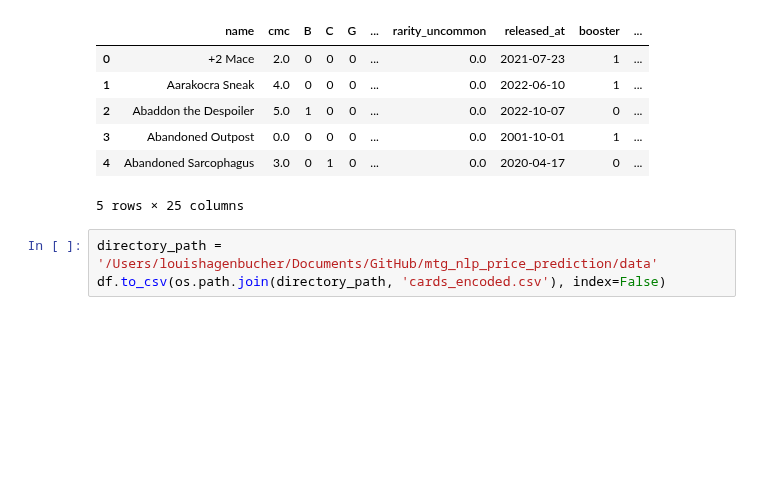
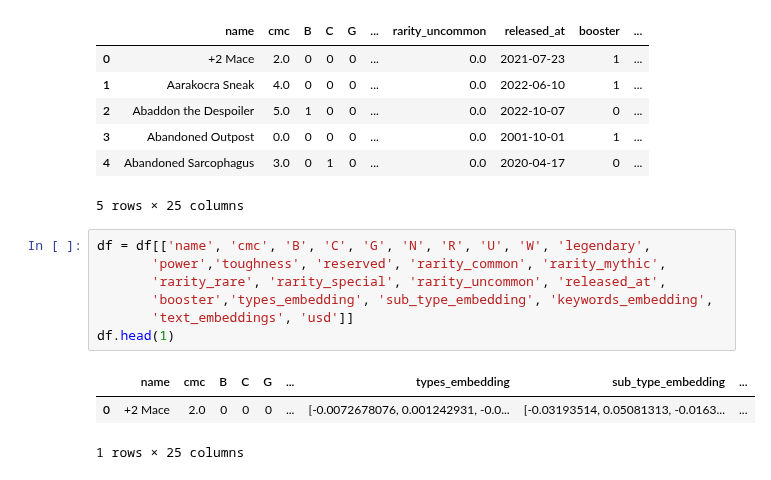
Before and after one commit to LouisHH0203/mtg_nlp_price_prediction, a Jupyter notebook: encode&w2vmodel/test_encoding.ipynb, the cells around one changed output. Cells and saved outputs as stored; diff of their text form; blank space fills up the shorter version.

```diff
--- a/encode&w2vmodel/test_encoding.ipynb
+++ b/encode&w2vmodel/test_encoding.ipynb
@@ -1047,6 +1067,14 @@ df.head()
 | 3 | Abandoned Outpost | 0.0 | 0 | 0 | 0 | ... | 0.0 | 2001-10-01 | 1 | ... |
 | 4 | Abandoned Sarcophagus | 3.0 | 0 | 1 | 0 | ... | 0.0 | 2020-04-17 | 0 | ... |
 5 rows × 25 columns
-# %%
-directory_path = '/Users/louishagenbucher/Documents/GitHub/mtg_nlp_price_prediction/data'
-df.to_csv(os.path.join(directory_path, 'cards_encoded.csv'), index=False)
+# %%
+df = df[['name', 'cmc', 'B', 'C', 'G', 'N', 'R', 'U', 'W', 'legendary',
+       'power','toughness', 'reserved', 'rarity_common', 'rarity_mythic',
+       'rarity_rare', 'rarity_special', 'rarity_uncommon', 'released_at',
+       'booster','types_embedding', 'sub_type_embedding', 'keywords_embedding',
+       'text_embeddings', 'usd']]
+df.head(1)
+# %% [output]
+|  | name | cmc | B | C | G | ... | types_embedding | sub_type_embedding | ... |
+| 0 | +2 Mace | 2.0 | 0 | 0 | 0 | ... | [-0.0072678076, 0.001242931, -0.0... | [-0.03193514, 0.05081313, -0.0163... | ... |
+1 rows × 25 columns
```
Also changed, not shown: parts of 8 cells of this notebook, 6 other files.
